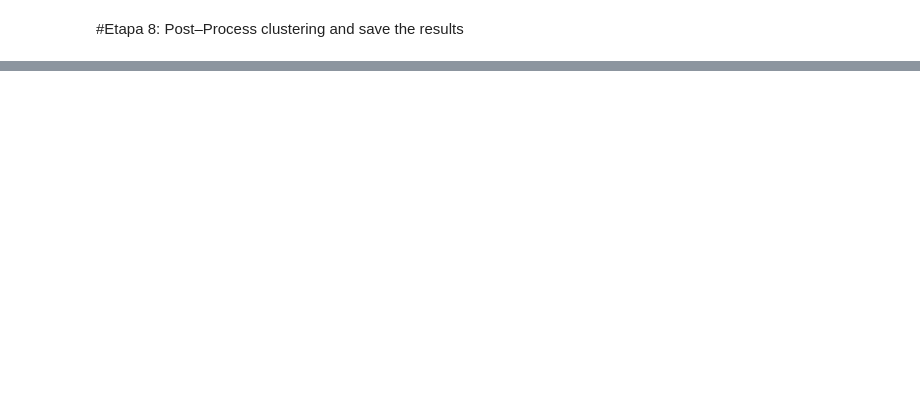
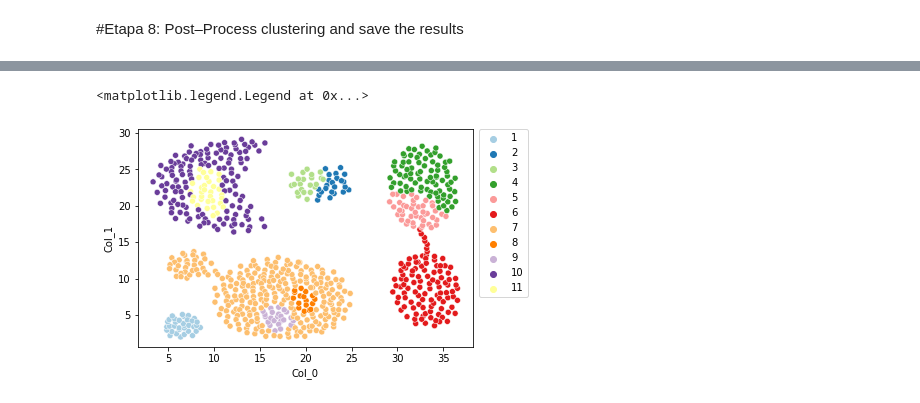
Before and after one commit to JosenildoVicente/Algoritmo-de-agrupamento-adaptavel-baseado-em-kNN-e-densidade, a Jupyter notebook: ACND.ipynb, the cells around one changed output, grey strips where cells are left out. Saved outputs shown, nothing was run; the diff lists cells and outputs as text; code cells hidden in the pictures; blank space fills up the shorter version.

Commit message:
correções do código e visualização do cluster

```diff
--- a/ACND.ipynb
+++ b/ACND.ipynb
@@ -10,6 +10,8 @@ import numpy.ma as ma
 from scipy.spatial import distance as dist
 # %%
 data = pd.read_csv( "https://raw.githubusercontent.com/JosenildoVicente/Algoritmo-de-agrupamento-adaptavel-baseado-em-kNN-e-densidade/main/Aggregation.csv", encoding="ISO-8859-1" )
+# %%
+data.rename(columns = {' Col_1': 'Col_1'}, inplace = True)
 # %%
 data.head()
 # %% [output]
@@ -152,9 +123,7 @@ for i in range(N):
 # %% [markdown]
 #Etapa 6: Calculate the global density threshold(T)
 # %%
-# for (i = 0; i < N; i + + ) Arr[i] = (Rho[i], i);
-# sort(Arr); // in descending order
-# T = lower-Quartile(Arr);
+
 arr = []
 for i in range(N):
   arr.append((rho[i], i))
@@ -163,5 +132,6 @@ arr = np.sort(arr,0)
 arr = arr[::-1]
 
 t = np.percentile(arr, 25)
-t
+t = t/2
+print(t)
 # %% [output]
@@ -186,11 +156,8 @@ result = []
 for y in range(N):
   result.append(0)
 
-# print(R)
-
 for ind in range(N):
   # 1 representa indice e 0 valor de arr
-  # print(np.int(arr[ind][1]))
   if ( tag[np.int(arr[ind][1])]):
     continue
   if (arr[ind][0] == 0):
@@ -210,11 +177,11 @@ for ind in range(N):
 
     aver = (t + rho[np.int(i)]) / 2
     local_t = aver * beta
-    # print(local_t)
+
     for e in range(k):
       j = knn_index[np.int(i)][e]
 
-      if (distance[j][e] > R):
+      if (distance[np.int(i)][e] > R):
         continue
 
       co_nn = 0
@@ -222,21 +189,14 @@ for ind in range(N):
         for b in range(1,10):
           if (knn_index[np.int(i)][a] == knn_index[j][b]):
             co_nn += 1
-      # print(co_nn)
+
       tag[j] = True
-      # print(co_nn > (k * gama))
+
       if (rho[j]):
         result[j] = order_of_cluster
         if (rho[j] >= local_t and co_nn > (k * gama)):   #(Rho[j] > = localT && co_NN > k ∗γ )
-          # queue.append(j)
           if (not existe(queue_2,j)):
             queue.append(j)
             queue_2.append(j)
-          # continue
-    # queue = np.unique(queue)
-    print(queue, " ", queue_2)
-
-# print(queue)
-print(np.unique( result))
 # %% [output]
 [787.0]
@@ -305 +254,14 @@ for i in range(79):
 780 1 1 1 1 1 1 1 1
+# %%
+from matplotlib import pyplot as plt
+import seaborn as sns
+
+tag = result
+g =sns.scatterplot(x="Col_0", y="Col_1",
+              hue=tag,palette ="Paired",
+              data=data)
+
+plt.legend(bbox_to_anchor=(1.02, 1), loc='upper left', borderaxespad=0)
+# %% [output]
+<matplotlib.legend.Legend at 0x...>
+[figure, added]
```
Also changed, not shown: parts of 6 cells of this notebook.
